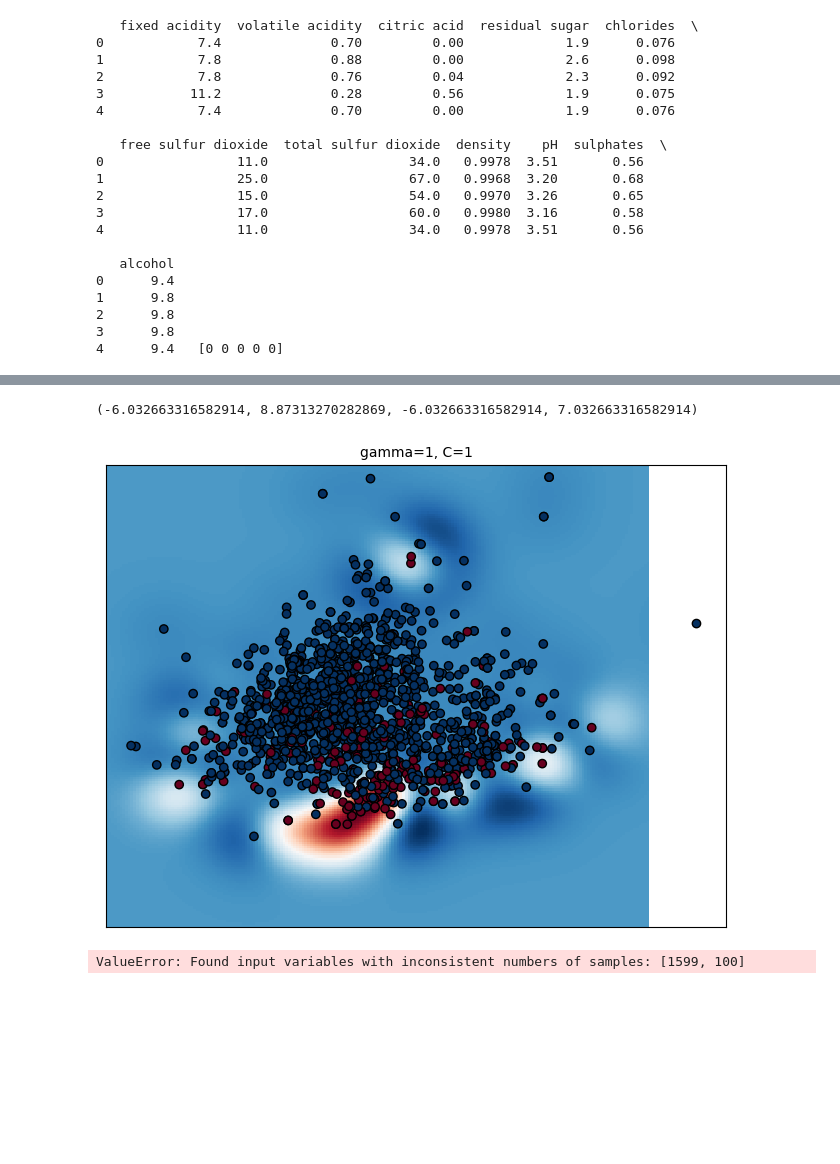
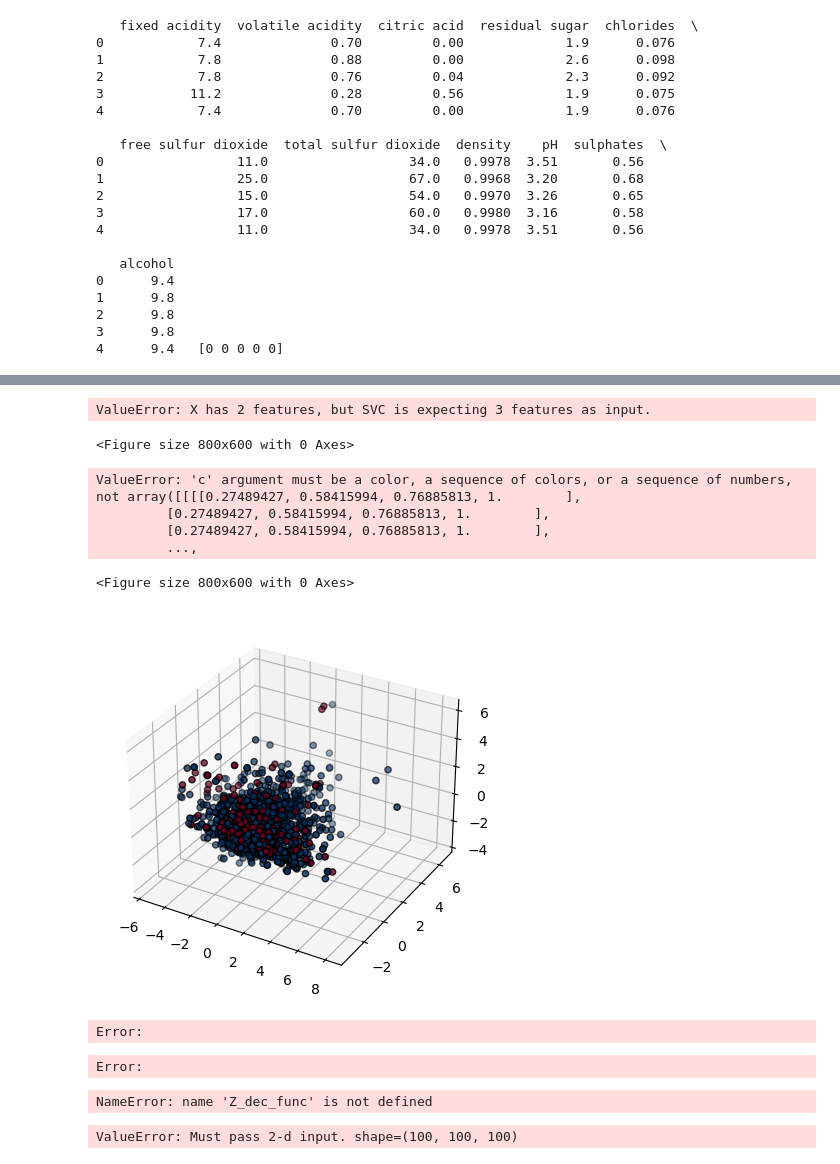
Before and after one commit to sawa25/2Y_ML_project8, a Jupyter notebook: miniproject8.ipynb, the cells around one changed output, grey strips where cells are left out. Saved outputs shown, nothing was run; the diff lists cells and outputs as text; code cells hidden in the pictures; blank space fills up the shorter version.

```diff
--- a/miniproject8.ipynb
+++ b/miniproject8.ipynb
@@ -125,7 +164,7 @@ Name: ColumnName, dtype: int64
 # %%
 
 # Split the data into training and testing sets
-X_train, X_test, y_train, y_test = train_test_split(X, y, test_size=0.2, random_state=42)
+X_train, X_test, y_train, y_test = train_test_split(X, y_le, test_size=0.2, random_state=42)
 
 # Scale the features
 scaler = StandardScaler()
@@ -133,6 +172,8 @@ X_train = scaler.fit_transform(X_train)
 X_test = scaler.transform(X_test)
 #применить так же стандартизацию к полному ряду для визуализации
 X_t = scaler.transform(X)
+
+
 from sklearn.metrics import make_scorer, accuracy_score
 from time import time
 # Define the SVM model
@@ -312,7 +359,7 @@ for params in ParameterGrid(param_grid):
     kernel = params['kernel']
 
     clf = SVC(C=C, gamma=gamma, kernel=kernel)
-    clf.fit(X_t, y)
+    clf.fit(X_t, y_le)
 
     classifiers.append((C, gamma, clf))
 
@@ -333,7 +380,7 @@ for i, (C, gamma, clf) in enumerate(classifiers):
     plt.title("gamma={}, C={}".format(gamma, C), size="medium")
 
     plt.pcolormesh(xx, yy, -Z, cmap=plt.cm.RdBu)
-    plt.scatter(X[:, 0], X[:, 1], c=y, cmap=plt.cm.RdBu_r, edgecolors="k")
+    plt.scatter(X[:, 0], X[:, 1], c=y_le, cmap=plt.cm.RdBu_r, edgecolors="k")
     plt.xticks(())
     plt.yticks(())
     plt.axis("tight")
@@ -369,7 +416,7 @@ for params in ParameterGrid(param_grid):
     kernel = params['kernel']
 
     clf = SVC(C=C, gamma=gamma, kernel=kernel)
-    clf.fit(X_pca, y)
+    clf.fit(X_pca, y_le)
 
     classifiers.append((C, gamma, clf))
 
@@ -391,7 +438,7 @@ for i, (C, gamma, clf) in enumerate(classifiers):
     plt.title(f"gamma={gamma}, C={C}", size="medium")
 
     plt.pcolormesh(xx, yy, -Z, cmap=plt.cm.RdBu)
-    plt.scatter(X_pca[:, 0], X_pca[:, 1], c=y, cmap=plt.cm.RdBu_r, edgecolors="k")
+    plt.scatter(X_pca[:, 0], X_pca[:, 1], c=y_le, cmap=plt.cm.RdBu_r, edgecolors="k")
     plt.xticks(())
     plt.yticks(())
     plt.axis("tight")
@@ -414,41 +462,88 @@ plt.figure(figsize=(8, 6))
 C=1
 gamma=1
 clf = SVC(C=C, gamma=gamma)
-clf.fit(X_pca, y)
+clf.fit(X_pca, y_le)
 Z = clf.decision_function(np.c_[xx.ravel(), yy.ravel()])
 Z = Z.reshape(xx.shape)
 plt.title(f"gamma={gamma}, C={C}", size="medium")
 # визуализируем влияние параметра на функцию принятия решения
 plt.pcolormesh(xx, yy, -Z, cmap=plt.cm.RdBu)
-plt.scatter(X_pca[:, 0], X_pca[:, 1], c=y, cmap=plt.cm.RdBu_r, edgecolors="k")
+plt.scatter(X_pca[:, 0], X_pca[:, 1], c=y_le, cmap=plt.cm.RdBu_r, edgecolors="k")
 plt.xticks(())
 plt.yticks(())
 plt.axis("tight")
 # %% [output]
-(-6.032663316582914, 8.87313270282869, -6.032663316582914, 7.032663316582914)
+ValueError: X has 2 features, but SVC is expecting 3 features as input.
-[figure, removed]
+<Figure size 800x600 with 0 Axes>
 # %%
 from mpl_toolkits.mplot3d import Axes3D
 import matplotlib.pyplot as plt
-
+plt.figure(figsize=(8, 6))
+C=1
+gamma=1
+clf = SVC(C=C, gamma=gamma)
 pca = PCA(n_components=3)
 X_pca = pca.fit_transform(X_t)
 clf = SVC(C=C, gamma=gamma)
-clf.fit(X_pca, y)
+clf.fit(X_pca, y_le)
 
 x = np.linspace(X_pca[:,0].min(), X_pca[:,0].max(), num=100)
 y = np.linspace(X_pca[:,1].min(), X_pca[:,1].max(), num=100)
 z = np.linspace(X_pca[:,2].min(), X_pca[:,2].max(), num=100)
 X, Y, Z = np.meshgrid(x, y, z)
 
 xyz = np.vstack([X.ravel(), Y.ravel(), Z.ravel()]).T
-Z = clf.decision_function(xyz).reshape(X.shape)
+Z_dec_func  = clf.decision_function(xyz).reshape(X.shape)
 
 fig = plt.figure()
 ax = fig.add_subplot(111, projection='3d')
-ax.scatter(X_pca[:, 0], X_pca[:, 1], X_pca[:, 2], c=y, cmap=plt.cm.RdBu_r, edgecolors="k")
-ax.scatter(X.ravel(), Y.ravel(), Z.ravel(), facecolors=plt.cm.RdBu(-Z), zorder=10, alpha=.3)
+ax.scatter(X_pca[:, 0], X_pca[:, 1], X_pca[:, 2], c=y_le, cmap=plt.cm.RdBu_r, edgecolors="k")
+ax.scatter(X.ravel(), Y.ravel(), Z.ravel(), facecolors=plt.cm.RdBu(-Z_dec_func ), zorder=10, alpha=.3)
 plt.title(f"SVC decision function for gamma={gamma}, C={C}", size="medium")
 plt.show()
 # %% [output]
-ValueError: Found input variables with inconsistent numbers of samples: [1599, 100]
+ValueError: 'c' argument must be a color, a sequence of colors, or a sequence of numbers, not array([[[[0.27489427, 0.58415994, 0.76885813, 1.        ],
+         [0.27489427, 0.58415994, 0.76885813, 1.        ],
+         [0.27489427, 0.58415994, 0.76885813, 1.        ],
+         ...,
+<Figure size 800x600 with 0 Axes>
+[figure, added]
+# %%
+from sklearn.decomposition import PCA
+from sklearn.svm import SVC
+import numpy as np
+from mayavi import mlab
+plt.figure(figsize=(8, 6))
+C=1
+gamma=1
+clf = SVC(C=C, gamma=gamma)
+pca = PCA(n_components=3)
+X_pca = pca.fit_transform(X_t)
+clf = SVC(C=C, gamma=gamma)
+clf.fit(X_pca, y_le)
+
+x = np.linspace(X_pca[:,0].min(), X_pca[:,0].max(), num=100)
+y = np.linspace(X_pca[:,1].min(), X_pca[:,1].max(), num=100)
+z = np.linspace(X_pca[:,2].min(), X_pca[:,2].max(), num=100)
+X, Y, Z = np.meshgrid(x, y, z)
+
+xyz = np.vstack([X.ravel(), Y.ravel(), Z.ravel()]).T
+Z_dec_func = clf.decision_function(xyz).reshape(X.shape)
+
+mlab.figure(bgcolor=(1, 1, 1))
+mlab.points3d(X_pca[:, 0], X_pca[:, 1], X_pca[:, 2], y_le, colormap='RdBu', scale_factor=0.1)
+# mlab.points3d(X.ravel(), Y.ravel(), Z.ravel(), -Z_dec_func, colormap='RdBu', scale_factor=0.1, opacity=0.3)
+mlab.title(f"SVC decision function for gamma={gamma}, C={C}")
+mlab.show()
+# %% [output]
+Error:
+Error:
+# %%
+Z_dec_func.shape
+# %% [output]
+NameError: name 'Z_dec_func' is not defined
+# %%
+dff = pd.DataFrame(Z_dec_func)
+print(dff[0].value_counts())
+# %% [output]
+ValueError: Must pass 2-d input. shape=(100, 100, 100)
```
Also changed, not shown: parts of 10 cells of this notebook.
